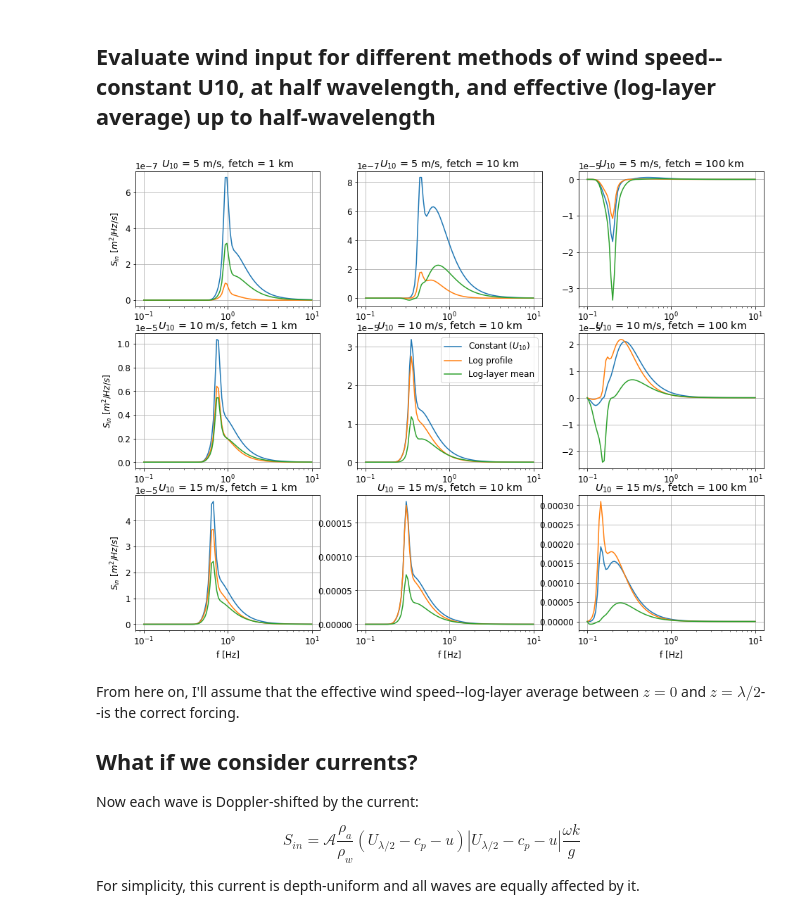
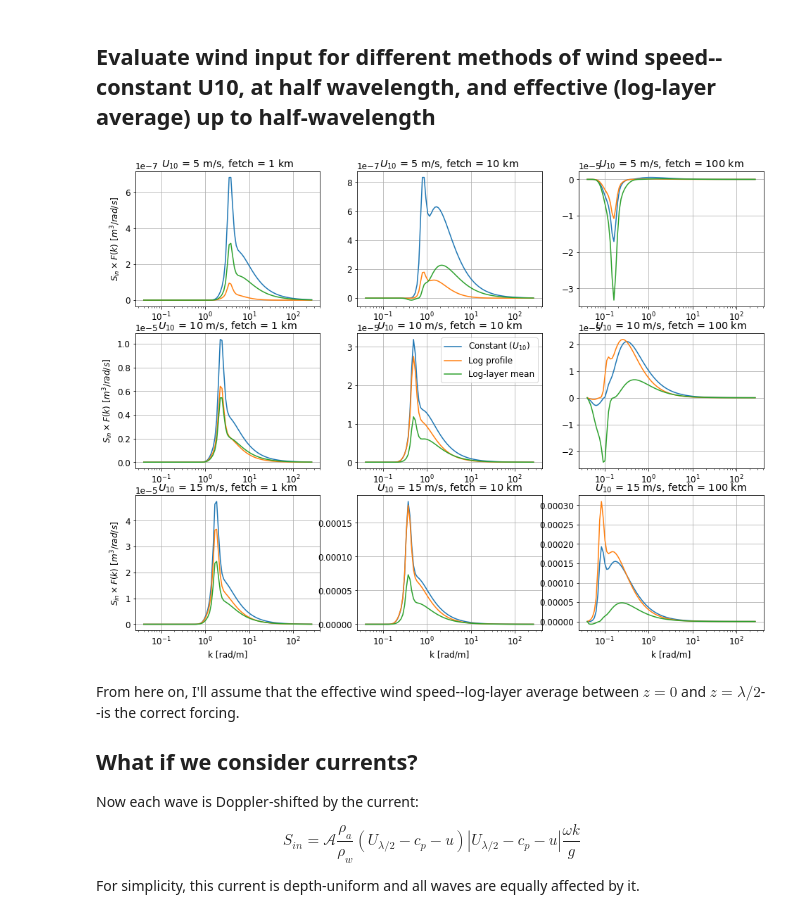
Before and after one commit to sustain-lab/stress-current-interactions, a Jupyter notebook: jonswap.ipynb, the cells around one changed output. Drawn from its saved outputs; the diff is of its cells as text; code cells hidden in the pictures.

```diff
--- a/jonswap.ipynb
+++ b/jonswap.ipynb
@@ -44,6 +44,10 @@ f = np.logspace(-1, 1, 100) # frequency range from 0.1 to 10 Hz
 k = wavenumber(f, water_depth)
 wavelength = 2 * np.pi / k
 Cp = phase_speed(f, k)
+dk = np.zeros(k.shape)
+dk[1:] = np.diff(k)
+Cg = np.zeros(Cp.shape)
+Cg[1:] = 2 * np.pi * np.diff(f) / dk[1:]
 # %% [markdown]
 ## Example wave spectra
 
@@ -80,13 +84,14 @@ JONSWAP is nice because it's:
 * Based on field data, so it's representative of real ocean waves
 # %%
 fig = plt.figure(figsize=(16, 12))
+fig.suptitle('JONSWAP frequency spectra')
 for n, U10 in enumerate([5, 10, 15]):
     for m, fetch in enumerate([1e3, 1e4, 1e5]):
         ax = plt.subplot2grid((3, 3), (n, m))
         ax.set_title(r'$U_{10}$ = %i m/s' % U10 + ', fetch = %i km' % (fetch // 1000))
-        ax.semilogx(f, jonswap(f, U10, fetch))
-        #ax.set_ylim(1e-5, 1e2)
+        ax.loglog(f, jonswap(f, U10, fetch))
+        ax.set_ylim(1e-5, 1e2)
         ax.grid()
         if n == 2: ax.set_xlabel('f [Hz]')
-        if m == 0: ax.set_ylabel(r'$S_{\eta\eta}$ [$m^2/Hz$]')
+        if m == 0: ax.set_ylabel(r'$F(f)$ [$m^2/Hz$]')
 # %% [output]
@@ -93,0 +99,14 @@ for n, U10 in enumerate([5, 10, 15]):
+# %%
+fig = plt.figure(figsize=(16, 12))
+fig.suptitle('JONSWAP wavenumber spectra')
+for n, U10 in enumerate([5, 10, 15]):
+    for m, fetch in enumerate([1e3, 1e4, 1e5]):
+        ax = plt.subplot2grid((3, 3), (n, m))
+        ax.set_title(r'$U_{10}$ = %i m/s' % U10 + ', fetch = %i km' % (fetch // 1000))
+        Ff = jonswap(f, U10, fetch)
+        Fk = Ff * Cg / (2 * np.pi)
+        ax.loglog(k[1:], Fk[1:])
+        ax.set_ylim(1e-8, 1e2)
+        ax.grid()
+        if n == 2: ax.set_xlabel('k [rad/m]')
+        if m == 0: ax.set_ylabel(r'$F(k)$ [$m^3/rad$]')
@@ -138,28 +159,28 @@ def effective_wind_speed(U10: float, z: np.ndarray) -> np.ndarray:
 # %%
 fig = plt.figure(figsize=(16, 12))
 for n, U10 in enumerate([5, 10, 15]):
     for m, fetch in enumerate([1e3, 1e4, 1e5]):
         ax = plt.subplot2grid((3, 3), (n, m))
         ax.set_title(r'$U_{10}$ = %i m/s' % U10 + ', fetch = %i km' % (fetch // 1000))
         F = jonswap(f, U10, fetch)
         Fk = wavenumber_spectrum(f, F, water_depth)
 
         U_lambda_half = effective_wind_speed(U10, wavelength / 2)
 
         Sin1 = wind_input(U10, f, k, Cp, current=0)
         Sin2 = wind_input(wind_speed_at_reference_height(U10, 10, ustar, wavelength / 2), f, k, Cp, current=0)
         Sin3 = wind_input(U_lambda_half, f, k, Cp, current=0)
 
-        ax.semilogx(f, Sin1 * Fk, label=r'Constant ($U_{10}$)')
-        ax.semilogx(f, Sin2 * Fk, label='Log profile')
-        ax.semilogx(f, Sin3 * Fk, label='Log-layer mean')
+        ax.semilogx(k, Sin1 * Fk, label=r'Constant ($U_{10}$)')
+        ax.semilogx(k, Sin2 * Fk, label='Log profile')
+        ax.semilogx(k, Sin3 * Fk, label='Log-layer mean')
 
         ax.grid()
         if n == 1 and m == 1: ax.legend()
-        if n == 2: ax.set_xlabel('f [Hz]')
-        if m == 0: ax.set_ylabel(r'$S_{in}$ [$m^2/Hz/s$]')
+        if n == 2: ax.set_xlabel('k [rad/m]')
+        if m == 0: ax.set_ylabel(r'$S_{in} \times F(k)$ [$m^3/rad/s$]')
 # %% [output]
-[figure, old version]
+[figure, new version]
 # %% [markdown]
 From here on, I'll assume that the effective wind speed--log-layer average between $z=0$ and $z=\lambda/2$--is the correct forcing.
 
```
Also changed, not shown: parts of 6 cells of this notebook.
